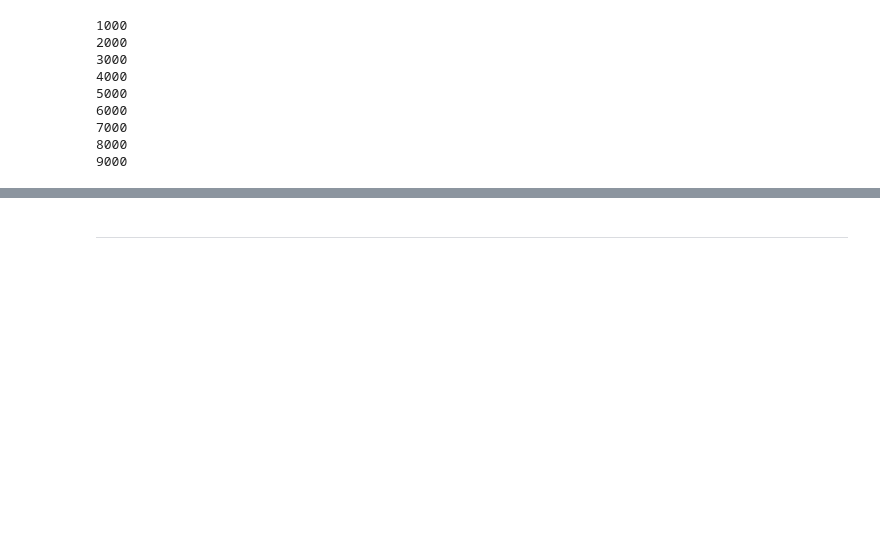
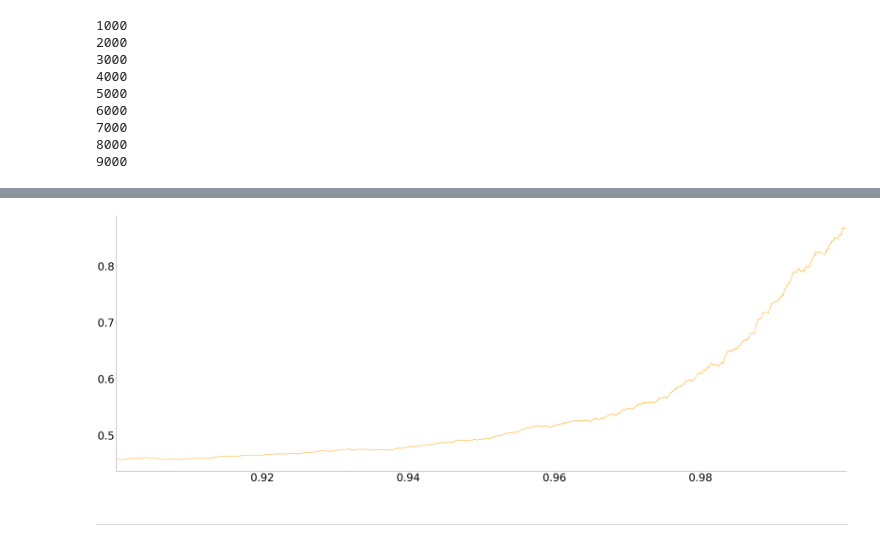
Before and after one commit to GeorgeHockey/metrics-formal-coursework, a Jupyter notebook: problem_2_v2.ipynb, the cells around one changed output, grey strips where cells are left out. Cells and saved outputs as stored; diff of their text form; code cells hidden in the pictures; blank space fills up the shorter version.

```diff
--- a/problem_2_v2.ipynb
+++ b/problem_2_v2.ipynb
@@ -193,0 +174,8 @@ plot(pd.DataFrame(theta_100_ninety))
+# %%
+
+cum_app_dist = pd.DataFrame([theta_100,dm_100]).T
+cum_app_dist.columns = ["Theta^", "DM res"]
+cum_app_dist = cum_app_dist.sort_values("Theta^")
+cum_app_dist.index = range(len(cum_app_dist))
+for i in range(len(cum_app_dist)):
+    cum_app_dist["DM res"][i] = cum_app_dist["DM res"][i:].mean()
@@ -194,3 +197,8 @@ plot(pd.DataFrame(theta_100_ninety))
+# %%
+cum_app_dist.index =cum_app_dist["Theta^"]
+plot(cum_app_dist["DM res"][0.9:1])
+# %% [output]
+[figure, added]
 # %% [markdown]
 -------
 # %% [markdown]
```
Also changed, not shown: parts of 14 cells of this notebook.
